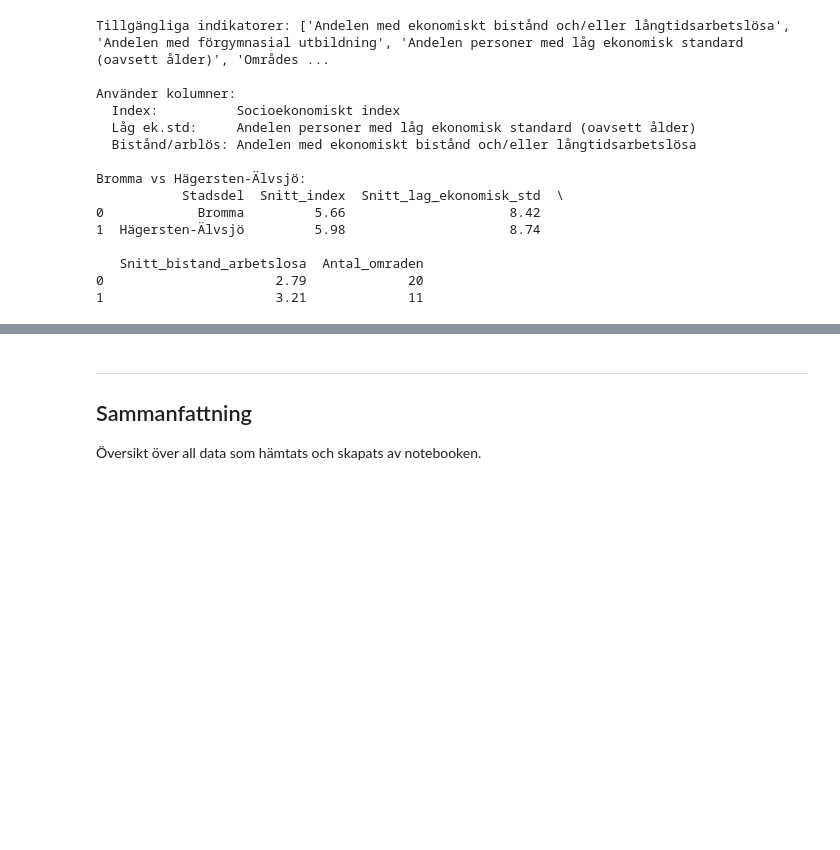
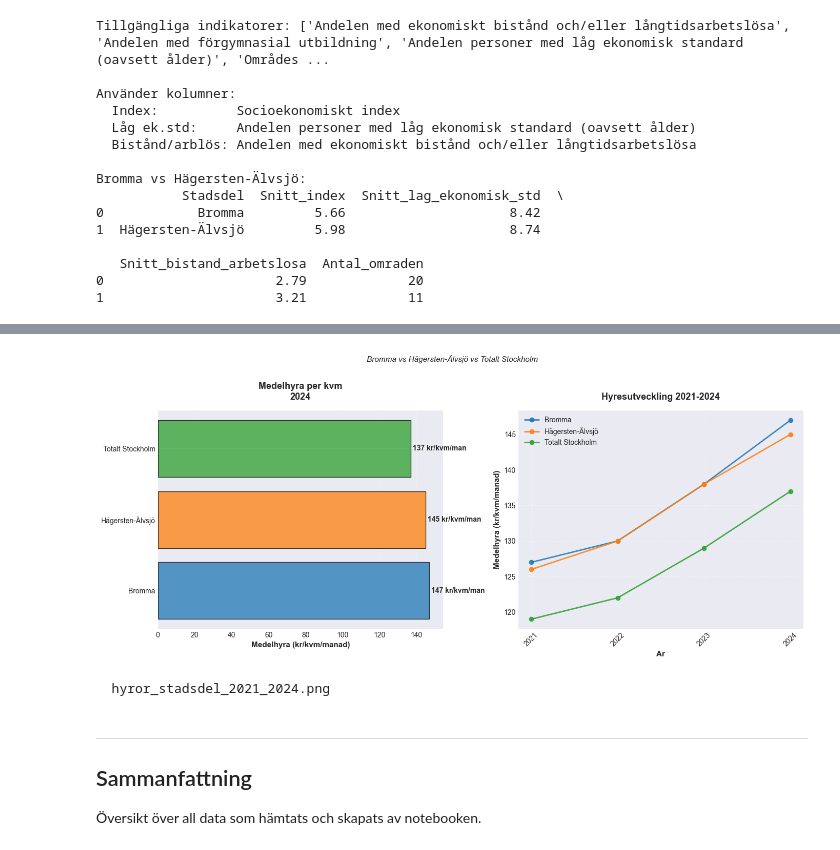
Before and after one commit to cactus-commits/UrbanPulse, a Jupyter notebook: EDA/christoffer_eda_scb_api_test.ipynb, the cells around one changed output, grey strips where cells are left out. Drawn from its saved outputs; the diff is of its cells as text; code cells hidden in the pictures; blank space fills up the shorter version.

Commit message:
edit: reverted names because of power-bi functionality. added snitthyror

```diff
--- a/EDA/christoffer_eda_scb_api_test.ipynb
+++ b/EDA/christoffer_eda_scb_api_test.ipynb
@@ -1787,3 +1835,54 @@ print(f"✓ Graf sparad: snittinkomst_stockholm_vs_riket_{ar_ink_label}.png")
+# %%
+# SNITTHYROR - Visualisering
+# Vanster: stapeldiagram senaste ar
+# Hoger:   tidsserie hyresutveckling
+
+df_plot_hyra = df_hyra[df_hyra["Hyresuppg"] == "Ny månadshyra per kvm"].copy()
+
+colors_hyra = {
+    "Bromma":             "#1f77b4",
+    "Hägersten-Älvsjö":  "#ff7f0e",
+    "Totalt Stockholm":   "#2ca02c"
+}
+
+fig, (ax1, ax2) = plt.subplots(1, 2, figsize=(14, 6))
+
+senaste_hyra = df_plot_hyra[df_plot_hyra["Tid"] == senaste_ar_hyra].copy()
+ax1.barh(
+    senaste_hyra["Stadsdel"],
+    senaste_hyra["Medelhyra_kvm"],
+    color=[colors_hyra.get(s, "#aaa") for s in senaste_hyra["Stadsdel"]],
+    alpha=0.75, edgecolor="black"
+)
+for i, (_, row) in enumerate(senaste_hyra.iterrows()):
+    ax1.text(row["Medelhyra_kvm"] + 1, i,
+             f"{row['Medelhyra_kvm']:.0f} kr/kvm/man",
+             va="center", fontsize=10, fontweight="bold")
+ax1.set_xlabel("Medelhyra (kr/kvm/manad)", fontsize=11, fontweight="bold")
+ax1.set_title(f"Medelhyra per kvm\n{senaste_ar_hyra}", fontsize=13, fontweight="bold", pad=15)
+ax1.grid(axis="x", alpha=0.3, linestyle="--")
+
+for stadsdel, color in colors_hyra.items():
+    data = df_plot_hyra[df_plot_hyra["Stadsdel"] == stadsdel].sort_values("Tid")
+    if len(data) > 0:
+        ax2.plot(data["Tid"], data["Medelhyra_kvm"],
+                 marker="o", linewidth=2, color=color, label=stadsdel, alpha=0.85)
+ax2.set_xlabel("Ar", fontsize=11, fontweight="bold")
+ax2.set_ylabel("Medelhyra (kr/kvm/manad)", fontsize=11, fontweight="bold")
+ax2.set_title(f"Hyresutveckling {ar_hyra[0]}-{ar_hyra[-1]}", fontsize=13, fontweight="bold", pad=15)
+ax2.legend(fontsize=10)
+ax2.grid(alpha=0.3, linestyle="--")
+ax2.tick_params(axis="x", rotation=45)
+
+plt.suptitle("Bromma vs Hägersten-Älvsjö vs Totalt Stockholm",
+             fontsize=11, style="italic", y=1.01)
+plt.tight_layout()
+plt.savefig(OUTPUT_DIR / f"hyror_stadsdel_{ar_hyra_label}.png", dpi=300, bbox_inches="tight")
+plt.show()
+print(f"  hyror_stadsdel_{ar_hyra_label}.png")
+# %% [output]
+[figure, added]
+  hyror_stadsdel_2021_2024.png
 # %% [markdown]
 ---
 ## Sammanfattning
```
Also changed, not shown: parts of 41 cells of this notebook, 1 other file.
